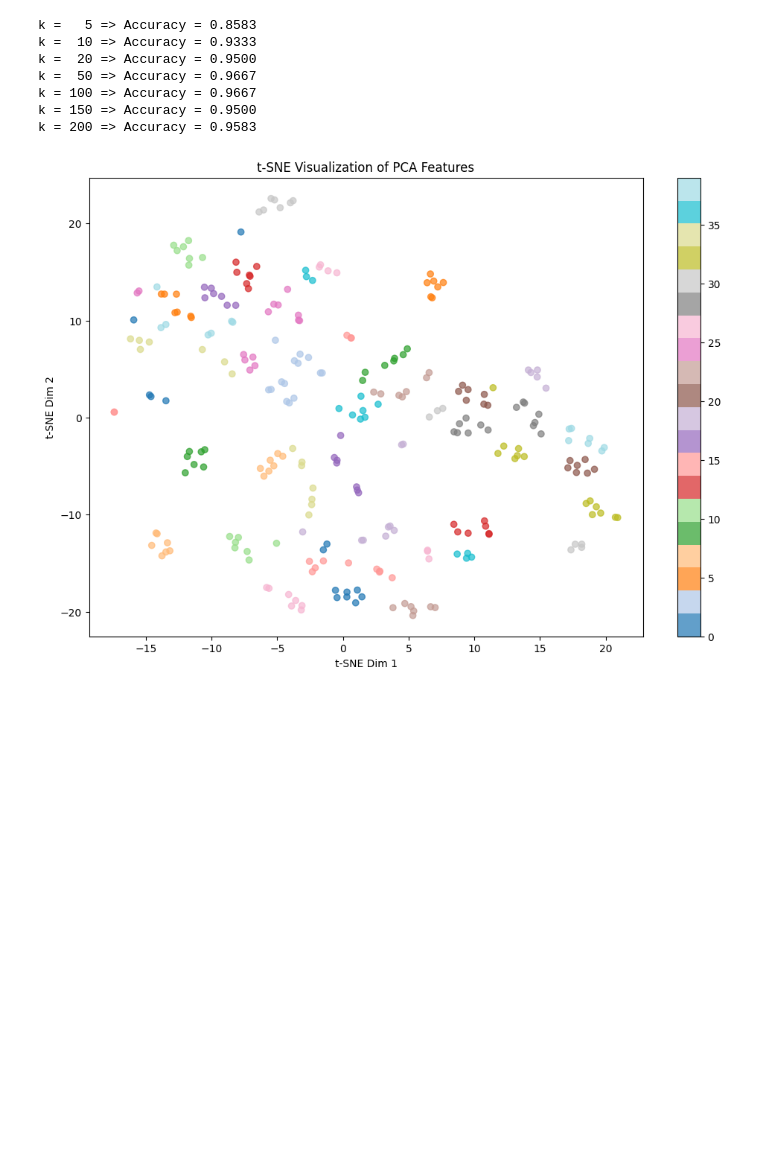
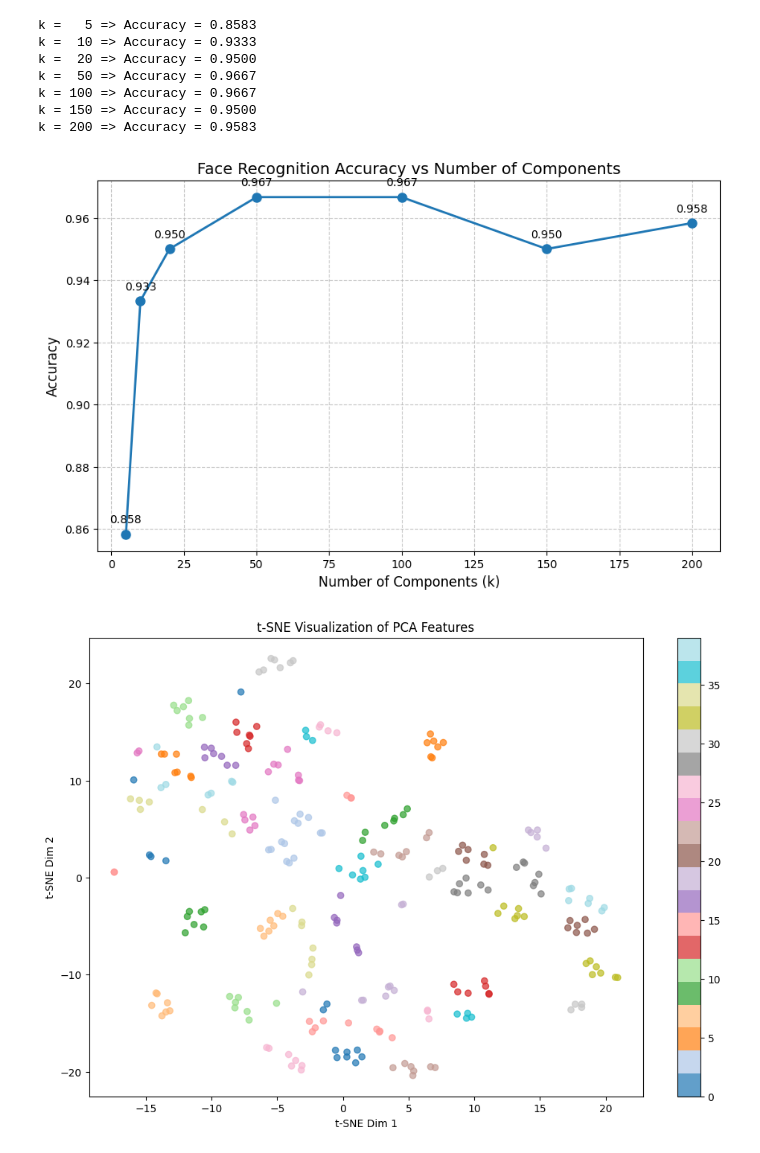
Before and after one commit to u23ai071-IshatS/DS_Assignments, a Jupyter notebook: Assignment4&5/eigenfaces.ipynb, the cells around one changed output. Saved outputs shown, nothing was run; the diff lists cells and outputs as text; code cells hidden in the pictures; blank space fills up the shorter version.

```diff
--- a/Assignment4&5/eigenfaces.ipynb
+++ b/Assignment4&5/eigenfaces.ipynb
@@ -126,6 +132,26 @@ k =  50 => Accuracy = 0.9667
 k = 100 => Accuracy = 0.9667
 k = 150 => Accuracy = 0.9500
 k = 200 => Accuracy = 0.9583
+# %%
+# Plot accuracy vs number of components
+plt.figure(figsize=(10, 6))
+plt.plot(k_values, accuracies, marker='o', linestyle='-', linewidth=2, markersize=8)
+plt.grid(True, linestyle='--', alpha=0.7)
+plt.xlabel('Number of Components (k)', fontsize=12)
+plt.ylabel('Accuracy', fontsize=12)
+plt.title('Face Recognition Accuracy vs Number of Components', fontsize=14)
+
+# Add value labels on the points
+for k, acc in zip(k_values, accuracies):
+    plt.annotate(f'{acc:.3f}',
+                (k, acc),
+                textcoords="offset points",
+                xytext=(0,10),
+                ha='center')
+
+plt.show()
+# %% [output]
+[figure, added]
 # %%
 tsne = TSNE(n_components=2, perplexity=30, random_state=42)
 tsne_result = tsne.fit_transform(train_proj[:, :50])
```
Also changed, not shown: parts of 2 cells of this notebook, 7 other files.
